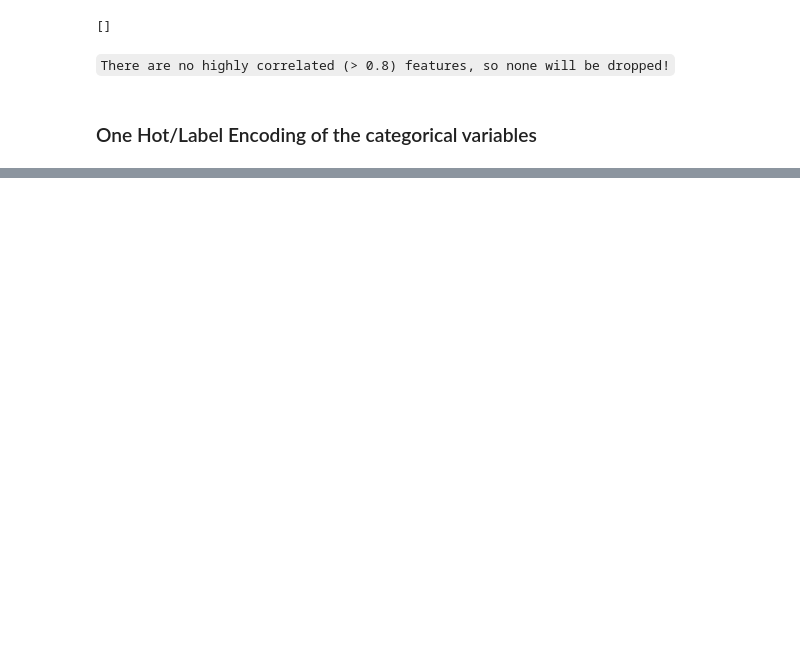
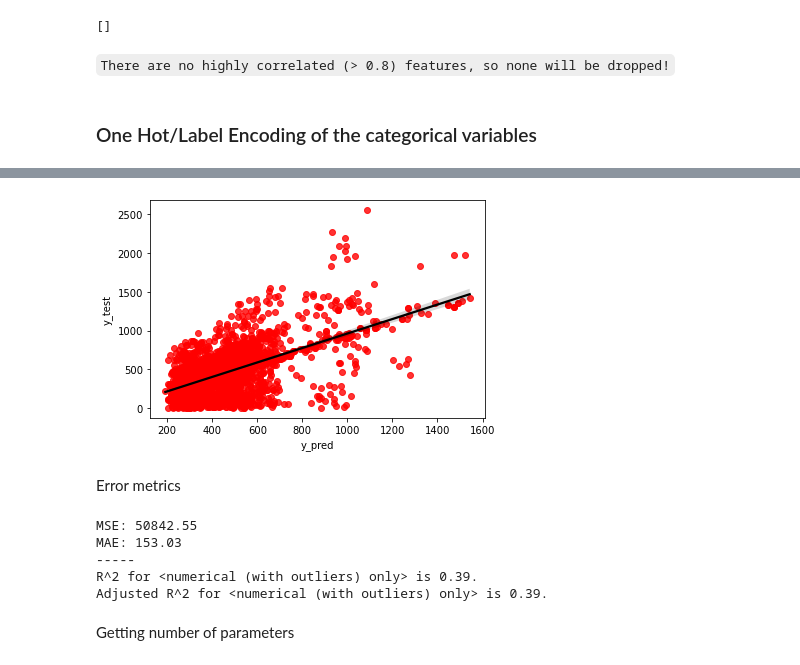
Before and after one commit to pkuestions/01-Labs, a Jupyter notebook: 3008_Lab_Data_Transformation.ipynb, the cells around one changed output, grey strips where cells are left out. Saved outputs shown, nothing was run; the diff lists cells and outputs as text; code cells hidden in the pictures; blank space fills up the shorter version.

```diff
--- a/3008_Lab_Data_Transformation.ipynb
+++ b/3008_Lab_Data_Transformation.ipynb
@@ -129,0 +298,2 @@ X_train_scaled.shape, X_test_scaled.shape
+# %%
+result=pd.DataFrame({"y_test":y_test,"y_pred":y_pred})
@@ -129,0 +327,32 @@ X_train_scaled.shape, X_test_scaled.shape
+# %%
+sns.regplot(x='y_pred',y='y_test', data=result, scatter_kws={"color": "red"}, line_kws={"color": "black"})
+plt.show()
+# %% [output]
+[figure, added]
+# %% [markdown]
+Error metrics
+# %%
+mse_1 = round(mse(y_test,y_pred),2)
+rmse_1 = round(np.sqrt(mse(y_test,y_pred)),2)
+mae_1 = round(mae(y_test,y_pred),2)
+
+print("MSE:", mse_1) # shows squared error (harder to interpret)
+print("MAE:", mae_1) # shows real error (in $)
+print("-----")
+
+# R^2
+R2_1 = round(r2_score(y_test,y_pred),2)
+
+# Adj. R^2
+Adj_R2_1 = round(1 - (1-R2_1)*(len(y_test)-1)/(len(y_test)-X_test.shape[1]-1),2) # X_test.shape[1] == len(X_test.columns)
+
+print(f"R^2 for <numerical (with outliers) only> is {round(R2_1,2)}.")
+print(f"Adjusted R^2 for <numerical (with outliers) only> is {round(Adj_R2_1,2)}.")
+# %% [output]
+MSE: 50842.55
+MAE: 153.03
+-----
+R^2 for <numerical (with outliers) only> is 0.39.
+Adjusted R^2 for <numerical (with outliers) only> is 0.39.
+# %% [markdown]
+Getting number of parameters
```
Also changed, not shown: parts of 158 cells of this notebook.
